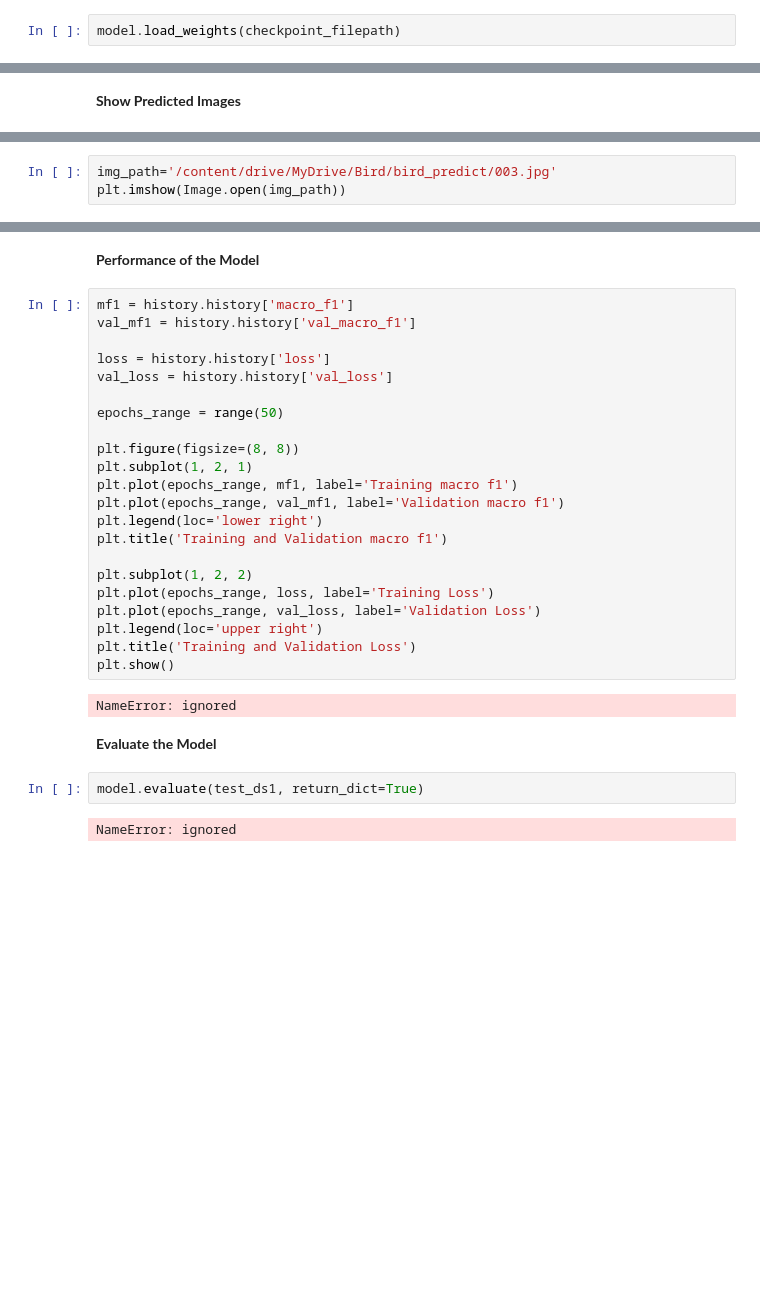
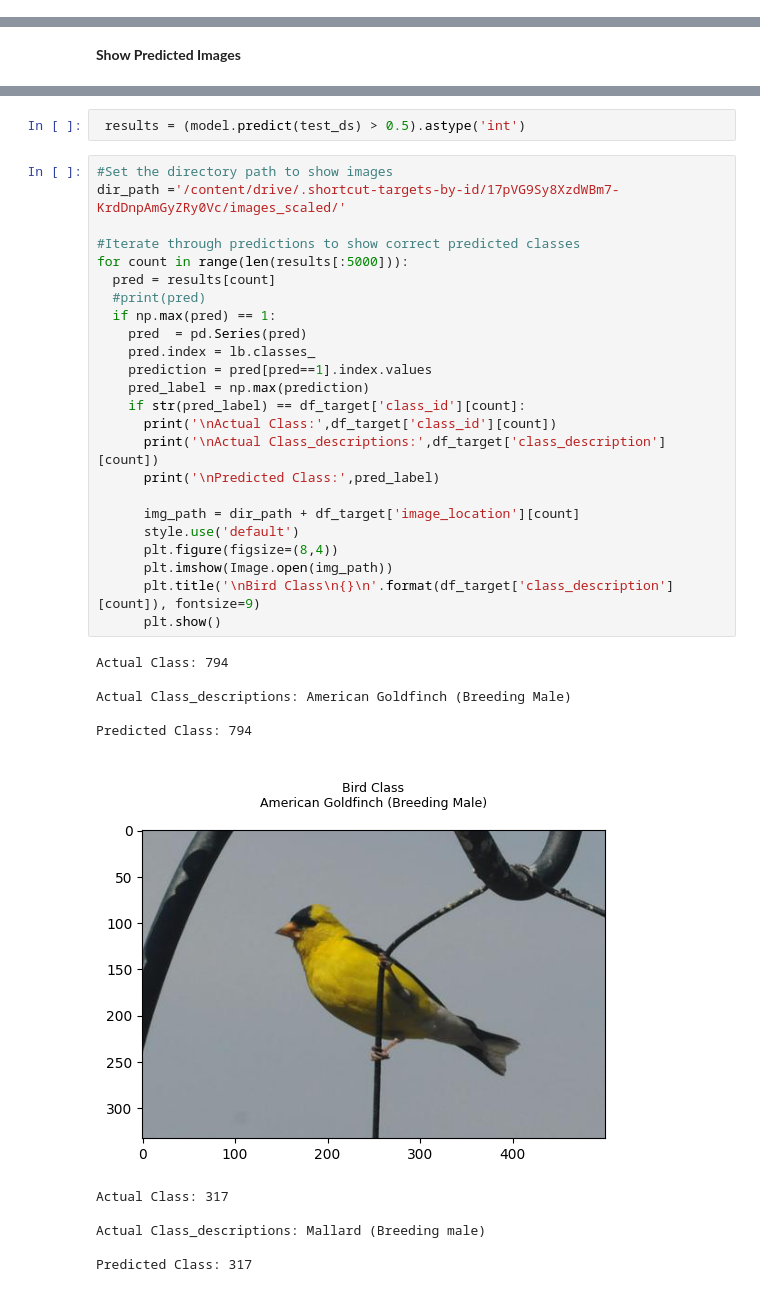
Before and after one commit to rmd-davis/MMAI_894, a Jupyter notebook: MMAI_894_TransferLearning_Kishore.ipynb, the cells around one changed output, grey strips where cells are left out. Cells and saved outputs as stored; diff of their text form; blank space fills up the shorter version.

```diff
--- a/MMAI_894_TransferLearning_Kishore.ipynb
+++ b/MMAI_894_TransferLearning_Kishore.ipynb
@@ -390,2 +391,0 @@ Epoch 50/50
-# %%
-model.load_weights(checkpoint_filepath)
@@ -466,3 +428,0 @@ def show_prediction(model, img_path, df_target):
-# %%
-img_path='/content/drive/MyDrive/Bird/bird_predict/003.jpg'
-plt.imshow(Image.open(img_path))
@@ -554,32 +429,38 @@ Epoch 50/50
-# %% [markdown]
-**Performance of the Model**
-# %%
-mf1 = history.history['macro_f1']
-val_mf1 = history.history['val_macro_f1']
-
-loss = history.history['loss']
-val_loss = history.history['val_loss']
-
-epochs_range = range(50)
-
-plt.figure(figsize=(8, 8))
-plt.subplot(1, 2, 1)
-plt.plot(epochs_range, mf1, label='Training macro f1')
-plt.plot(epochs_range, val_mf1, label='Validation macro f1')
-plt.legend(loc='lower right')
-plt.title('Training and Validation macro f1')
-
-plt.subplot(1, 2, 2)
-plt.plot(epochs_range, loss, label='Training Loss')
-plt.plot(epochs_range, val_loss, label='Validation Loss')
-plt.legend(loc='upper right')
-plt.title('Training and Validation Loss')
-plt.show()
-# %% [output]
-NameError: ignored
-# %% [markdown]
-**Evaluate the Model**
-# %%
-model.evaluate(test_ds1, return_dict=True)
-# %% [output]
-NameError: ignored
+# %%
+ results = (model.predict(test_ds) > 0.5).astype('int')
+# %%
+#Set the directory path to show images
+dir_path ='/content/drive/.shortcut-targets-by-id/17pVG9Sy8XzdWBm7-KrdDnpAmGyZRy0Vc/images_scaled/'
+
+#Iterate through predictions to show correct predicted classes
+for count in range(len(results[:5000])):
+  pred = results[count]
+  #print(pred)
+  if np.max(pred) == 1:
+    pred  = pd.Series(pred)
+    pred.index = lb.classes_
+    prediction = pred[pred==1].index.values
+    pred_label = np.max(prediction)
+    if str(pred_label) == df_target['class_id'][count]:
+      print('\nActual Class:',df_target['class_id'][count])
+      print('\nActual Class_descriptions:',df_target['class_description'][count])
+      print('\nPredicted Class:',pred_label)
+
+      img_path = dir_path + df_target['image_location'][count]
+      style.use('default')
+      plt.figure(figsize=(8,4))
+      plt.imshow(Image.open(img_path))
+      plt.title('\nBird Class\n{}\n'.format(df_target['class_description'][count]), fontsize=9)
+      plt.show()
+# %% [output]
+Actual Class: 794
+
+Actual Class_descriptions: American Goldfinch (Breeding Male)
+
+Predicted Class: 794
+[figure, added]
+Actual Class: 317
+
+Actual Class_descriptions: Mallard (Breeding male)
+
+Predicted Class: 317
```
Also changed, not shown: parts of 44 cells of this notebook.
